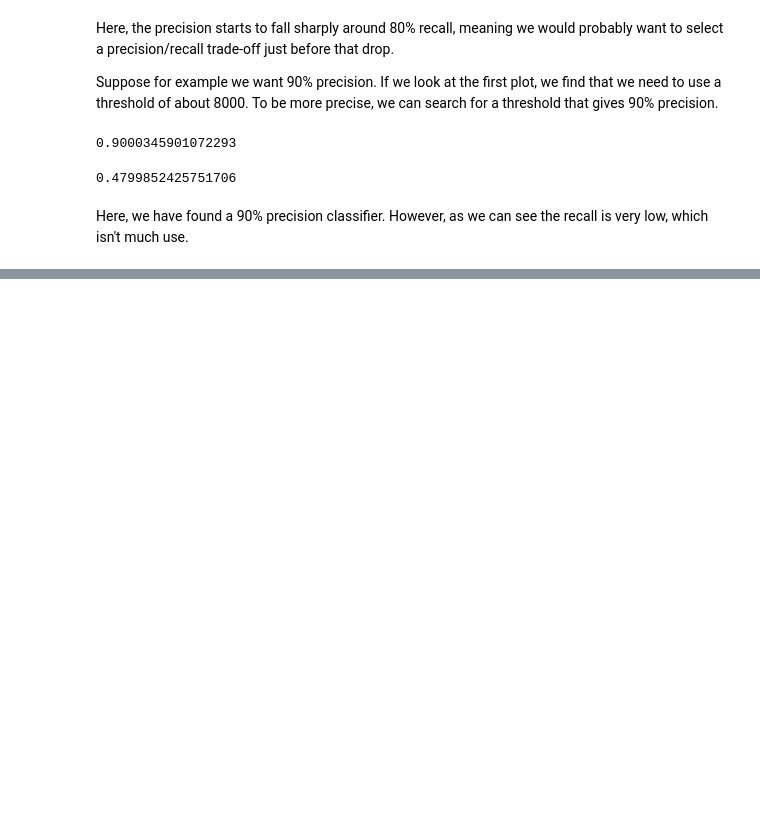
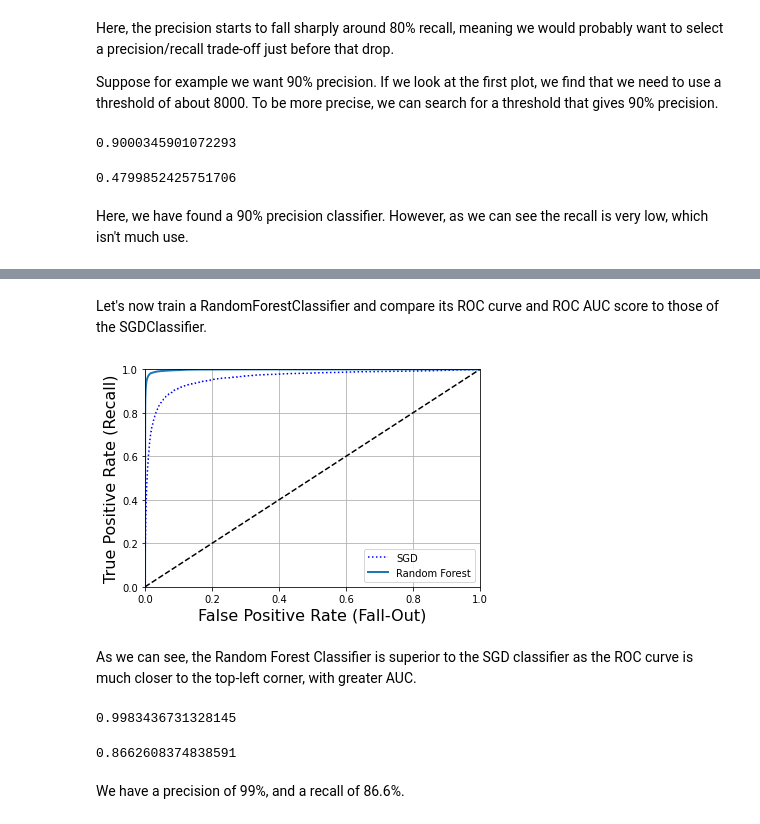
Before and after one commit to ljjtmm/mnist, a Jupyter notebook: mnist.ipynb, the cells around one changed output, grey strips where cells are left out. Saved outputs shown, nothing was run; the diff lists cells and outputs as text; code cells hidden in the pictures; blank space fills up the shorter version.

```diff
--- a/mnist.ipynb
+++ b/mnist.ipynb
@@ -345,0 +384,31 @@ recall_score(y_train_5, y_train_pred_90)
+# %% [markdown]
+<p>Let's now train a RandomForestClassifier and compare its ROC curve and ROC AUC score to those of the SGDClassifier. </p>
+# %%
+from sklearn.ensemble import RandomForestClassifier
+
+forest_clf = RandomForestClassifier(random_state = 42)
+
+y_probas_forest = cross_val_predict(forest_clf, X_train, y_train_5, cv = 3, method = "predict_proba")
+
+y_scores_forest = y_probas_forest[:, 1]
+fpr_forest, tpr_forest, threshold_forest = roc_curve(y_train_5, y_scores_forest)
+
+plt.plot(fpr, tpr, "b:", label = "SGD")
+plot_roc_curve(fpr_forest, tpr_forest, "Random Forest")
+plt.legend(loc = "lower right")
+plt.show()
+# %% [output]
+[figure, added]
+# %% [markdown]
+<p>As we can see, the Random Forest Classifier is superior to the SGD classifier as the ROC curve is much closer to the top-left corner, with greater AUC. </p>
+# %%
+roc_auc_score(y_train_5, y_scores_forest)
+# %% [output]
+0.9983436731328145
+# %%
+y_train_pred_forest = cross_val_predict(forest_clf, X_train, y_train_5, cv = 3)
+recall_score(y_train_5, y_train_pred_forest)
+# %% [output]
+0.8662608374838591
+# %% [markdown]
+<p>We have a precision of 99%, and a recall of 86.6%. </p>
```
Also changed, not shown: parts of 4 cells of this notebook.
